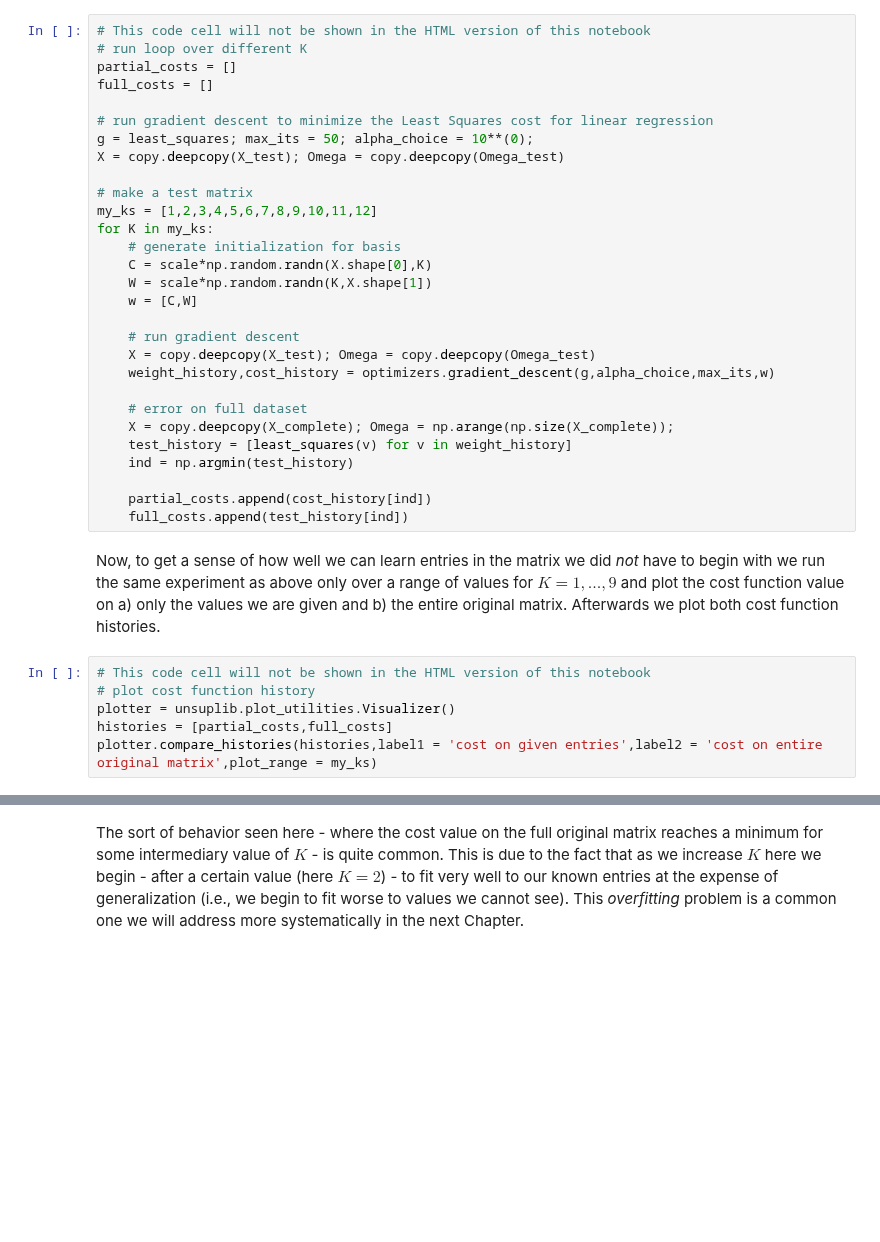
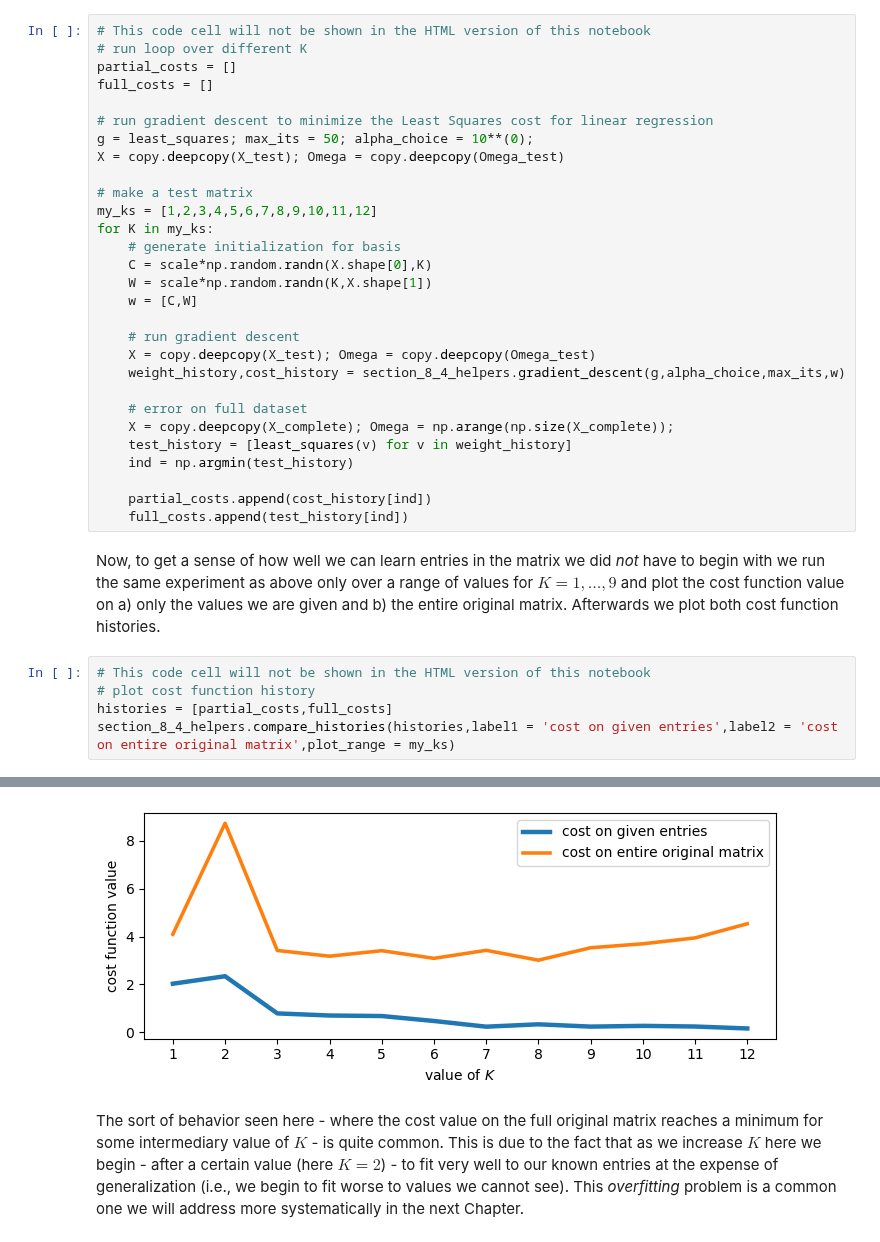
Before and after one commit to neonwatty/machine_learning_refined, a Jupyter notebook: notes/8_Linear_unsupervised_learning/8_4_Recommender.ipynb, the cells around one changed output, grey strips where cells are left out. Saved outputs shown, nothing was run; the diff lists cells and outputs as text; blank space fills up the shorter version.

```diff
--- a/notes/8_Linear_unsupervised_learning/8_4_Recommender.ipynb
+++ b/notes/8_Linear_unsupervised_learning/8_4_Recommender.ipynb
@@ -194,7 +191,7 @@ for K in my_ks:
 
     # run gradient descent
     X = copy.deepcopy(X_test); Omega = copy.deepcopy(Omega_test)
-    weight_history,cost_history = optimizers.gradient_descent(g,alpha_choice,max_its,w)
+    weight_history,cost_history = section_8_4_helpers.gradient_descent(g,alpha_choice,max_its,w)
 
     # error on full dataset
     X = copy.deepcopy(X_complete); Omega = np.arange(np.size(X_complete));
@@ -208,7 +205,6 @@ Now, to get a sense of how well we can learn entries in the matrix we did *not*
 # %%
 # This code cell will not be shown in the HTML version of this notebook
 # plot cost function history
-plotter = unsuplib.plot_utilities.Visualizer()
 histories = [partial_costs,full_costs]
-plotter.compare_histories(histories,label1 = 'cost on given entries',label2 = 'cost on entire original matrix',plot_range = my_ks)
+section_8_4_helpers.compare_histories(histories,label1 = 'cost on given entries',label2 = 'cost on entire original matrix',plot_range = my_ks)
 # %% [output]
@@ -217,2 +211,3 @@ plotter.compare_histories(histories,label1 = 'cost on given entries',label2 = 'c
+[figure, added]
 # %% [markdown]
 The sort of behavior seen here - where the cost value on the full original matrix reaches a minimum for some intermediary value of $K$ - is quite common.  This is due to the fact that as we increase $K$ here we begin - after a certain value (here $K = 2$) -  to fit very well to our known entries at the expense of generalization (i.e., we begin to fit worse to values we cannot see).  This *overfitting* problem is a common one we will address more systematically in the next Chapter.
```
Also changed, not shown: parts of 5 cells of this notebook, 11 other files.
